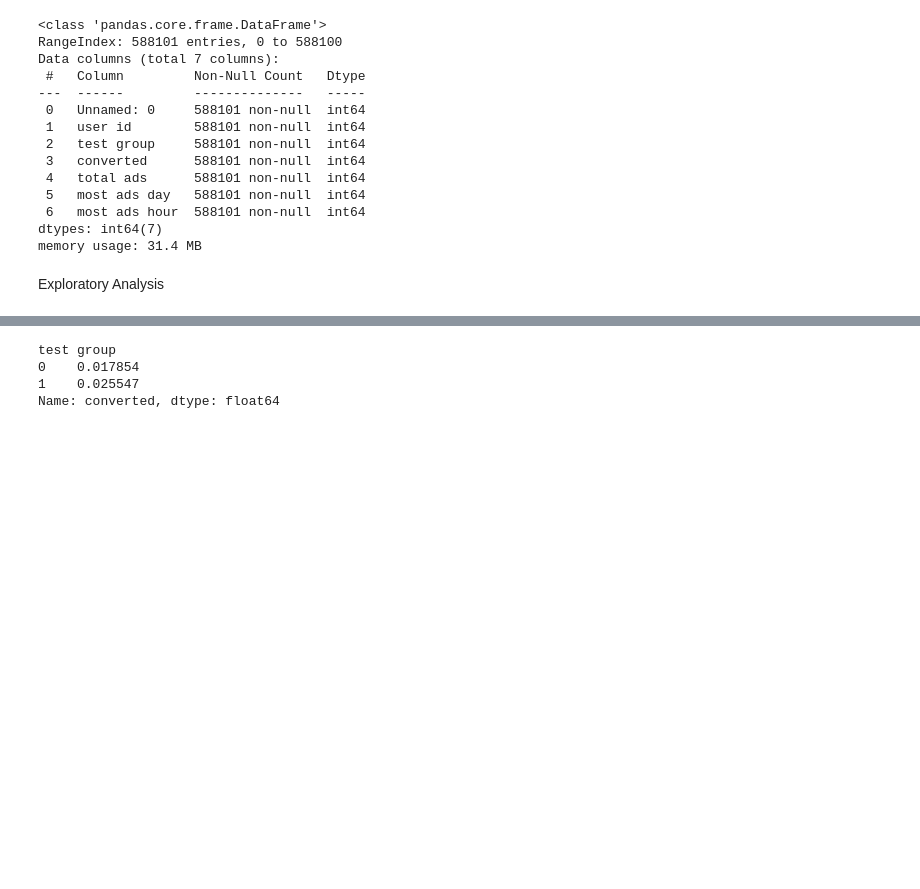
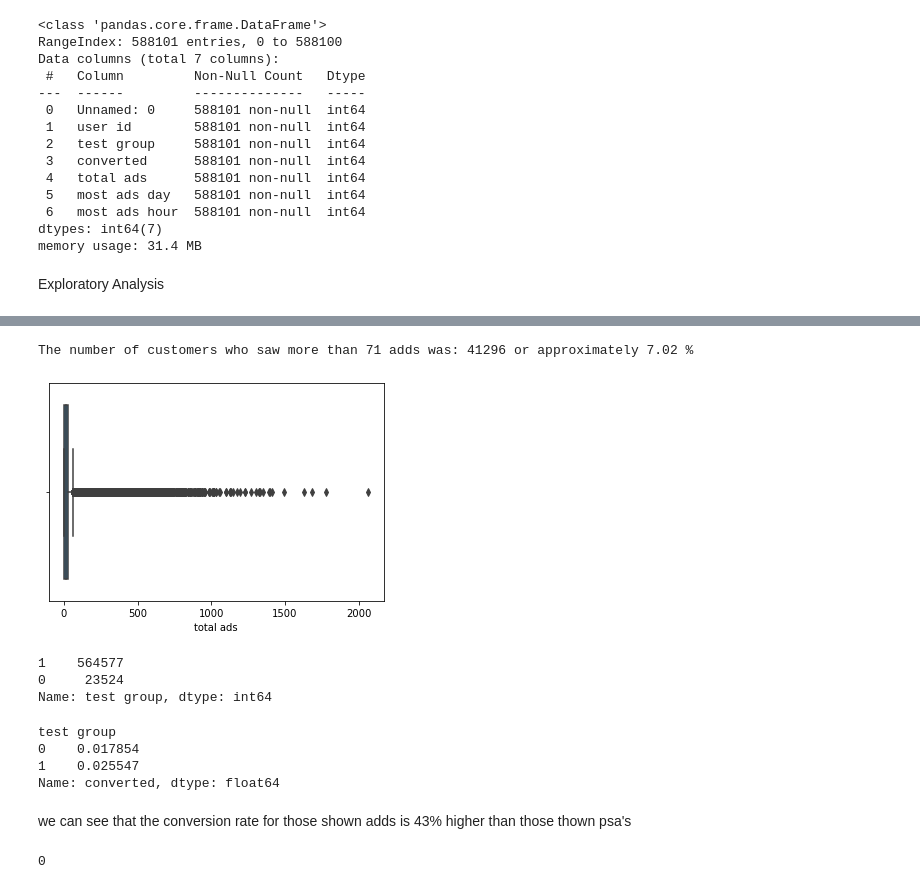
Before and after one commit to jchobanian/marketing-A-B-testing, a Jupyter notebook: marketing_AB.ipynb, the cells around one changed output, grey strips where cells are left out. Drawn from its saved outputs; the diff is of its cells as text; code cells hidden in the pictures; blank space fills up the shorter version.

```diff
--- a/marketing_AB.ipynb
+++ b/marketing_AB.ipynb
@@ -117,3 +114,16 @@ sns.countplot(ax = ax[2],x = 'most ads hour', data = data)
+# %%
+
+sns.boxplot(data=data, x = 'total ads')
+print('The number of customers who saw more than 71 adds was: ' + str(data[data['total ads']>71]['total ads'].count()) + ' or approximately {:0.2f} %'.format(data[data['total ads']>71]['total ads'].count()*100/data['total ads'].count()))
+# %% [output]
+The number of customers who saw more than 71 adds was: 41296 or approximately 7.02 %
+[figure, added]
+# %%
+data['test group'].value_counts()
+# %% [output]
+1    564577
+0     23524
+Name: test group, dtype: int64
 # %%
 print(data.groupby('test group')['converted'].mean())
 # %% [output]
@@ -121,3 +131,11 @@ test group
 0    0.017854
 1    0.025547
 Name: converted, dtype: float64
+# %% [markdown]
+we can see that the conversion rate for those shown adds is 43% higher than those thown psa's
+# %%
+# were there any duplicate users?
+print(data['user id'].duplicated().sum())
+# no duplicates were found
+# %% [output]
+0
```
Also changed, not shown: parts of 12 cells of this notebook.
